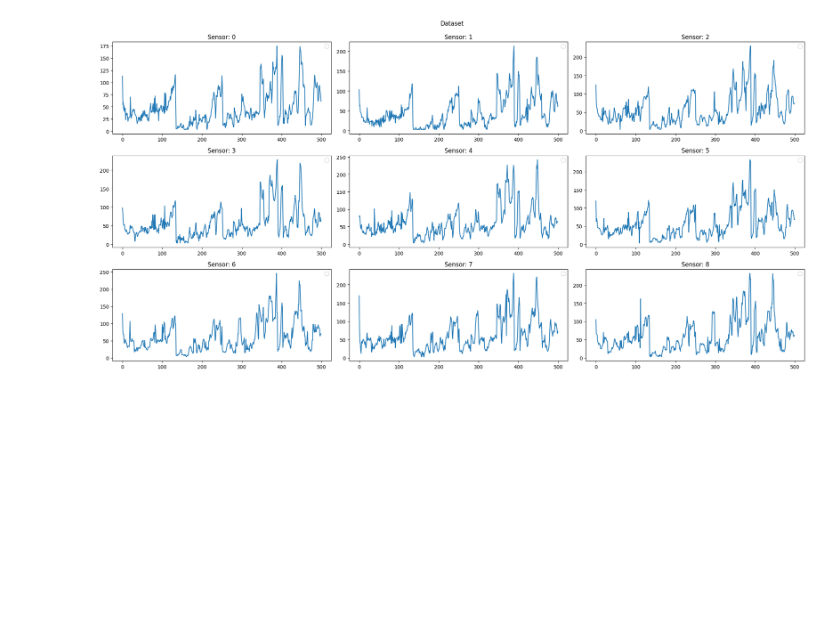
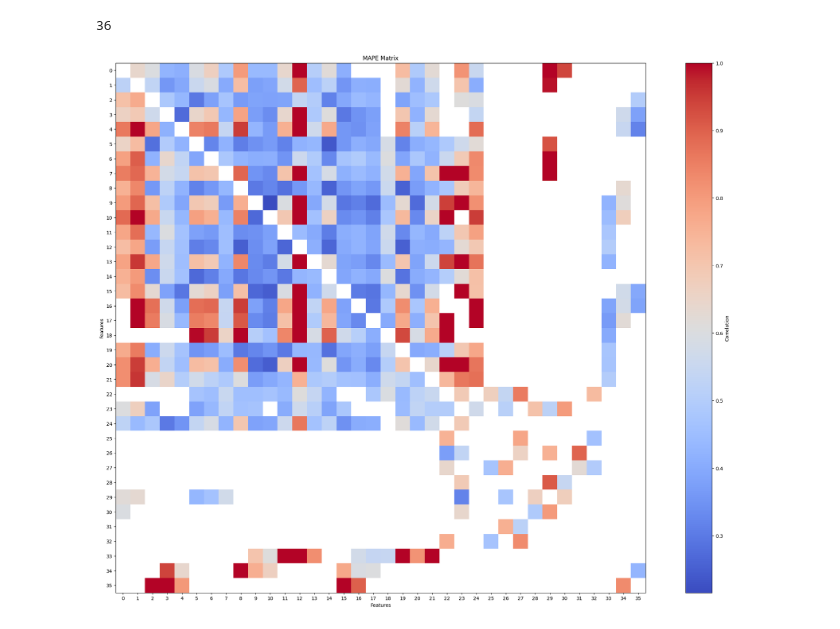
Before and after one commit to mattalajas/GEODE2025, a Jupyter notebook: Imputation/pred.ipynb, the cells around one changed output. Saved outputs shown, nothing was run; the diff lists cells and outputs as text; code cells hidden in the pictures; blank space fills up the shorter version.

```diff
--- a/Imputation/pred.ipynb
+++ b/Imputation/pred.ipynb
@@ -327,34 +0,0 @@ for sensor in sensors:
-# %%
-graph_hat = y_hat.reshape(y_hat.shape[0]*y_hat.shape[1], y_hat.shape[2], y_hat.shape[3])
-graph_true = y_true.reshape(y_true.shape[0]*y_true.shape[1], y_true.shape[2], y_true.shape[3])
-
-graph_hat = y_hat[:, 0, :, :]
-graph_true = y_true[:, 0, :, :]
-
-ranges = [0, 500]
-indices = torch.where(torch.sum(dm.eval_mask, dim=0) > 0)[0]
-sensors = ['Glen Eden','CBD','CBD','Browns Bay','Henderson','Mt. Albert']
-indices = list(range(9))
-
-if len(indices) == 1:
-    plt.figure(figsize=(15,7))
-    plt.plot(graph_hat[ranges[0]:ranges[1], indices[0], 0], color='g', label='Prediction')
-    plt.plot(graph_true[ranges[0]:ranges[1], indices[0], 0], label='True Value')
-    plt.title(f'GRU, Sensor: {sensors[indices[0]]}')
-    plt.legend()
-    plt.show()
-
-else:
-    fig, axs = plt.subplots(3, 3, figsize=(20,10))
-
-    for i, ax in enumerate(axs.flatten()):
-        # ax.plot(graph_hat[ranges[0]:ranges[1], indices[i], 0], color='g', label='Prediction')
-        ax.plot(graph_true[ranges[0]:ranges[1], indices[i], 0])#, label='True Value')
-        ax.set_title(f'Sensor: {indices[i]}')
-        ax.legend()
-
-    fig.suptitle('Dataset', y=.99)
-    fig.tight_layout()
-    plt.show()
-# %% [output]
-[figure, removed]
@@ -360,0 +94,45 @@ else:
+# %%
+# mask_s = [0, 4, 5, 6, 10, 13, 14, 15, 16, 18, 19, 21, 22, 23, 24, 26, 29, 31, 32]
+mask_s = [1, 2, 3, 7, 8, 9, 11, 12, 17, 20, 21, 25, 27, 28, 30, 33, 34, 35]
+mask_s = None
+# mask_s = [1, 8, 9, 21, 35]
+# mask_s = [0, 5, 18, 19, 31]
+
+dataset = get_dataset('air', p_noise=0.5, masked_s=mask_s)
+# covariates = {'u': dataset.datetime_encoded('day').values}
+adj = dataset.get_connectivity(method='distance', threshold=0.1, include_self=False, layout='dense', force_symmetric=True)
+# %%
+features_raw = torch.tensor(dataset.dataframe().values).T
+s = features_raw.shape[0]
+s
+# %% [output]
+36
+# %%
+features_raw = torch.tensor(dataset.dataframe().values).T
+# features_raw = features_raw[:, 1:] - features_raw[:, :-1]
+s = features_raw.shape[0]
+mape_mat = np.zeros((s, s))
+for i in range(s):
+    for j in range(s):
+        mape_mat[i, j] = numpy_metrics.mape(features_raw[i], features_raw[j])
+
+mape_mat = np.where(adj[:s, :s] > 0, mape_mat, np.ones_like(mape_mat)*(-np.inf))
+
+# Plot heatmap using Matplotlib
+plt.figure(figsize=(30, 20))
+plt.imshow(mape_mat, cmap="coolwarm", interpolation="nearest", vmax=1)
+plt.colorbar(label="Correlation")
+
+# # Add text annotations
+# for i in range(mape_mat.shape[0]):
+#     for j in range(mape_mat.shape[1]):
+#         plt.text(j, i, f"{mape_mat[i, j]:.2f}", ha="center", va="center", color="black")
+
+plt.title("MAPE Matrix")
+plt.xlabel("Features")
+plt.ylabel("Features")
+plt.xticks(range(mape_mat.shape[0]))
+plt.yticks(range(mape_mat.shape[1]))
+plt.show()
+# %% [output]
+[figure, added]
```
Also changed, not shown: parts of 97 cells of this notebook, 7 other files.
